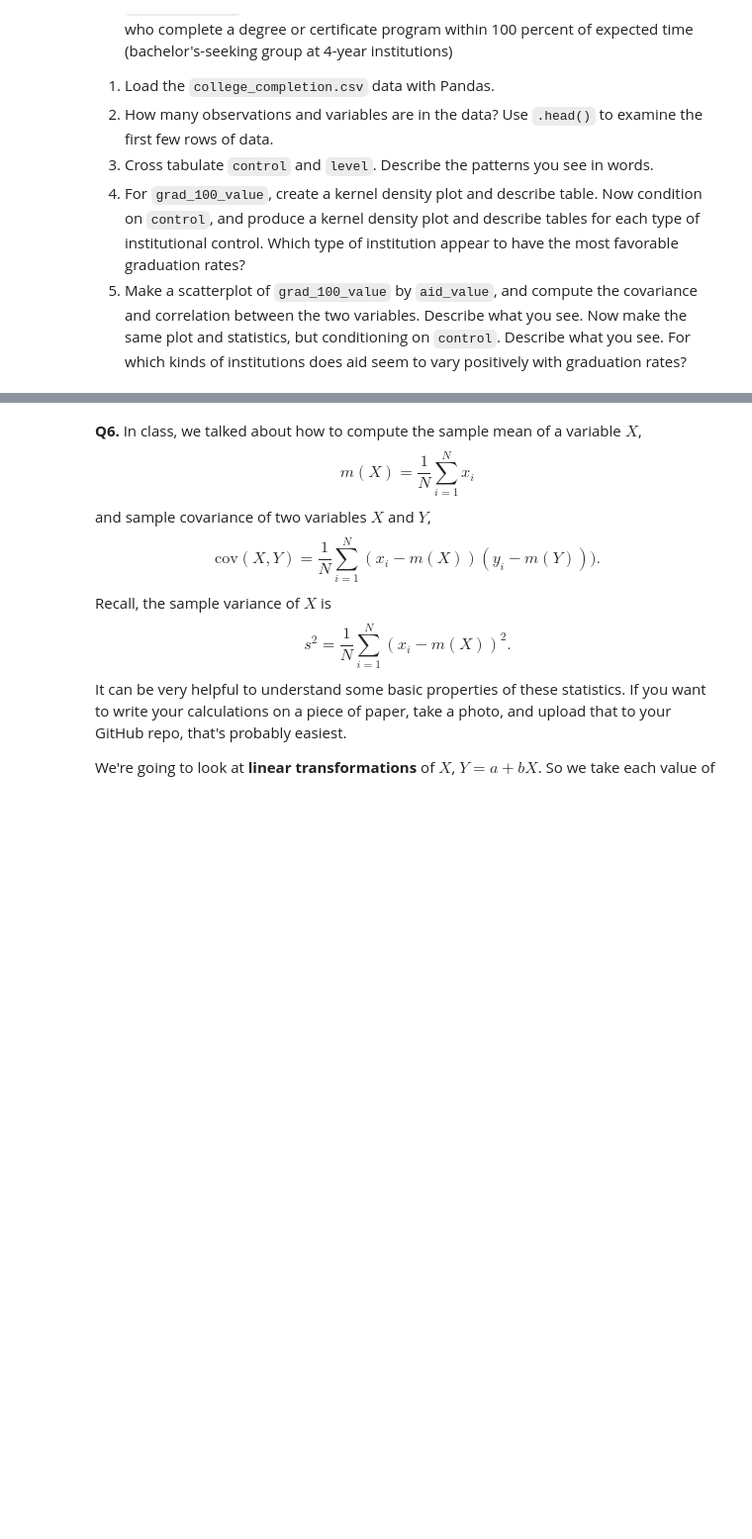
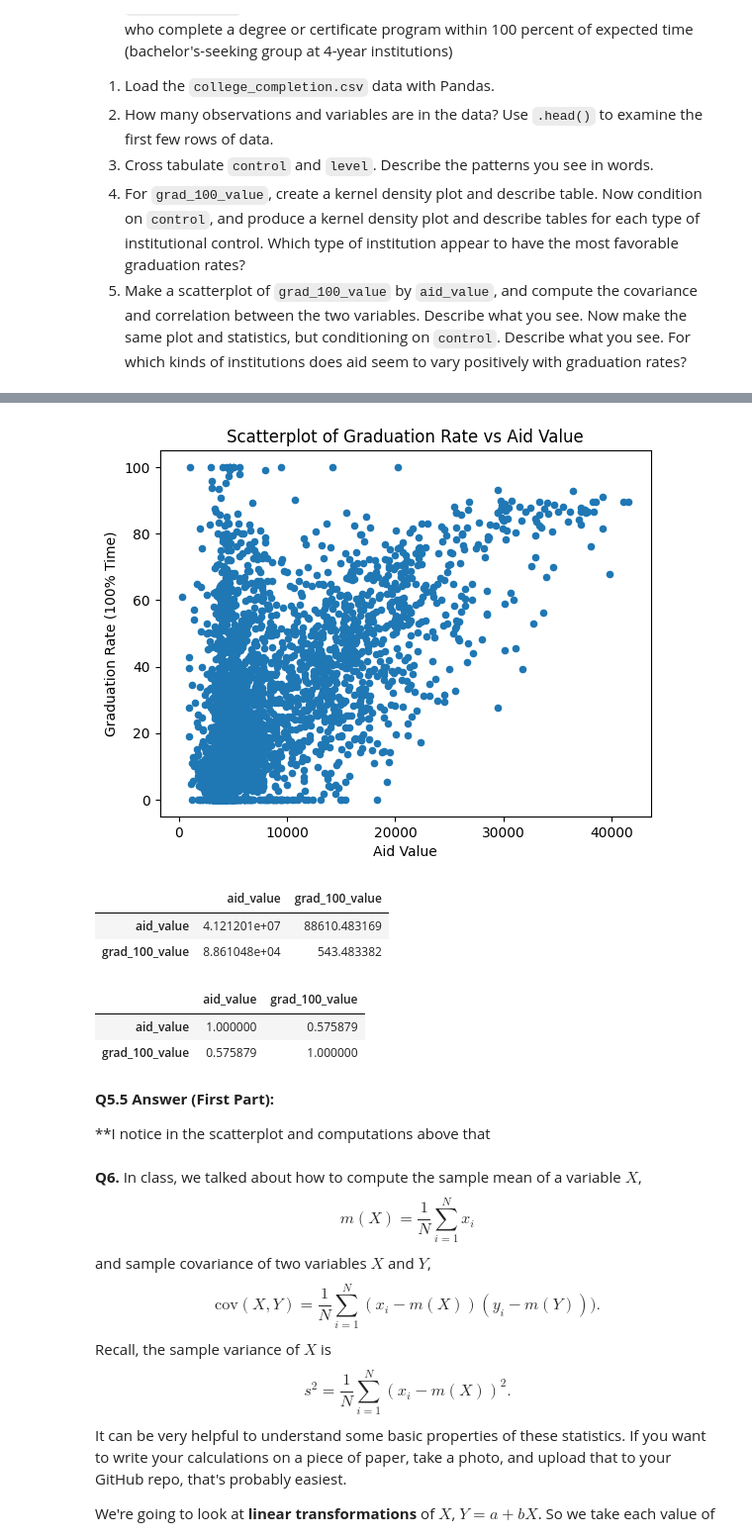
Before and after one commit to namithatholasi/undergrad_ml_assignments, a Jupyter notebook: 01_assignment_wrangling_and_eda.ipynb, the cells around one changed output, grey strips where cells are left out. Shown at 99% size. Drawn from its saved outputs; the diff is of its cells as text; code cells hidden in the pictures; blank space fills up the shorter version.

```diff
--- a/01_assignment_wrangling_and_eda.ipynb
+++ b/01_assignment_wrangling_and_eda.ipynb
@@ -564,3 +655,36 @@ We'll use the `college_completion.csv` dataset from the US Department of Educati
+# %%
+#Q5.5
+
+#Scatterplot of grad_100_value by aid_value
+df_college.plot(kind="scatter", x="aid_value", y="grad_100_value")
+plt.xlabel("Aid Value")
+plt.ylabel("Graduation Rate (100% Time)")
+plt.title("Scatterplot of Graduation Rate vs Aid Value")
+plt.show()
+# %% [output]
+[figure, added]
+# %%
+#Q5.5
+
+#Compute covariance
+df_college[["aid_value", "grad_100_value"]].cov()
+# %% [output]
+|  | aid_value | grad_100_value |
+| aid_value | 4.121201e+07 | 88610.483169 |
+| grad_100_value | 8.861048e+04 | 543.483382 |
+# %%
+#Q5.5
+
+#Compute correlation
+df_college[["aid_value", "grad_100_value"]].corr()
+# %% [output]
+|  | aid_value | grad_100_value |
+| aid_value | 1.000000 | 0.575879 |
+| grad_100_value | 0.575879 | 1.000000 |
+# %% [markdown]
+**Q5.5 Answer (First Part):**
+
+**I notice in the scatterplot and computations above that
 # %% [markdown]
 **Q6.** In class, we talked about how to compute the sample mean of a variable $X$,
 $$
```
Also changed, not shown: parts of 11 cells of this notebook.
